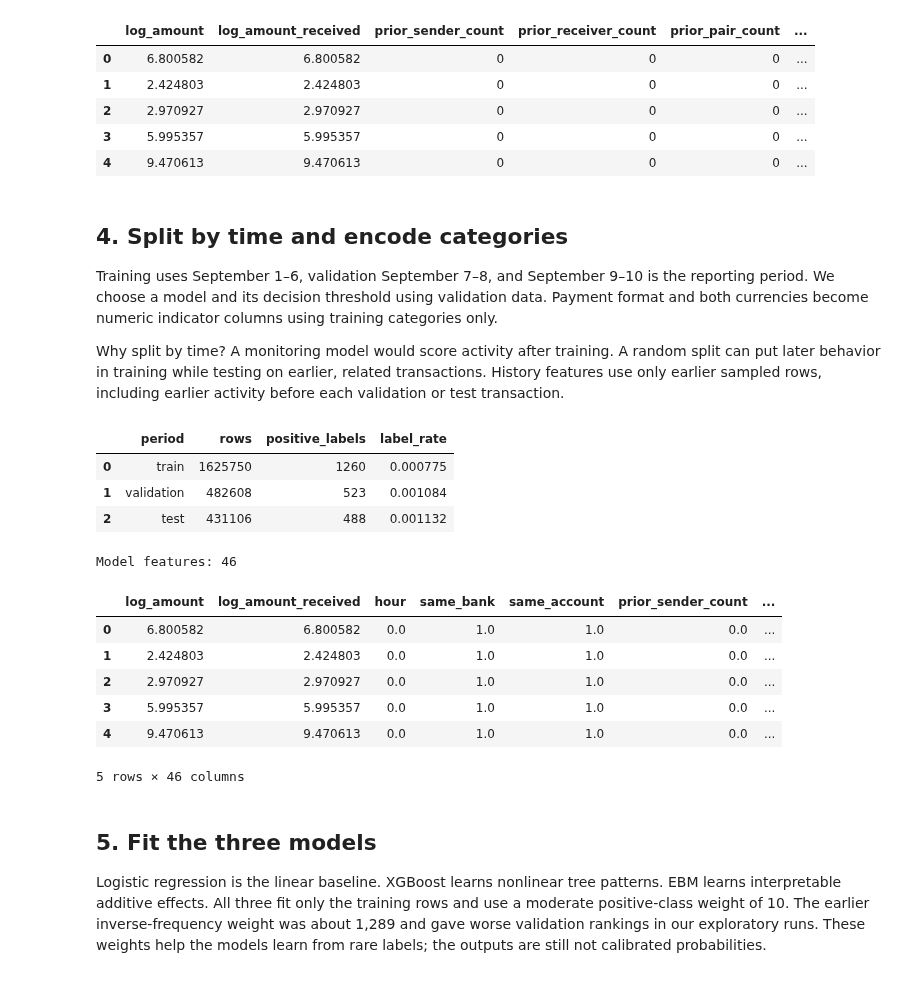
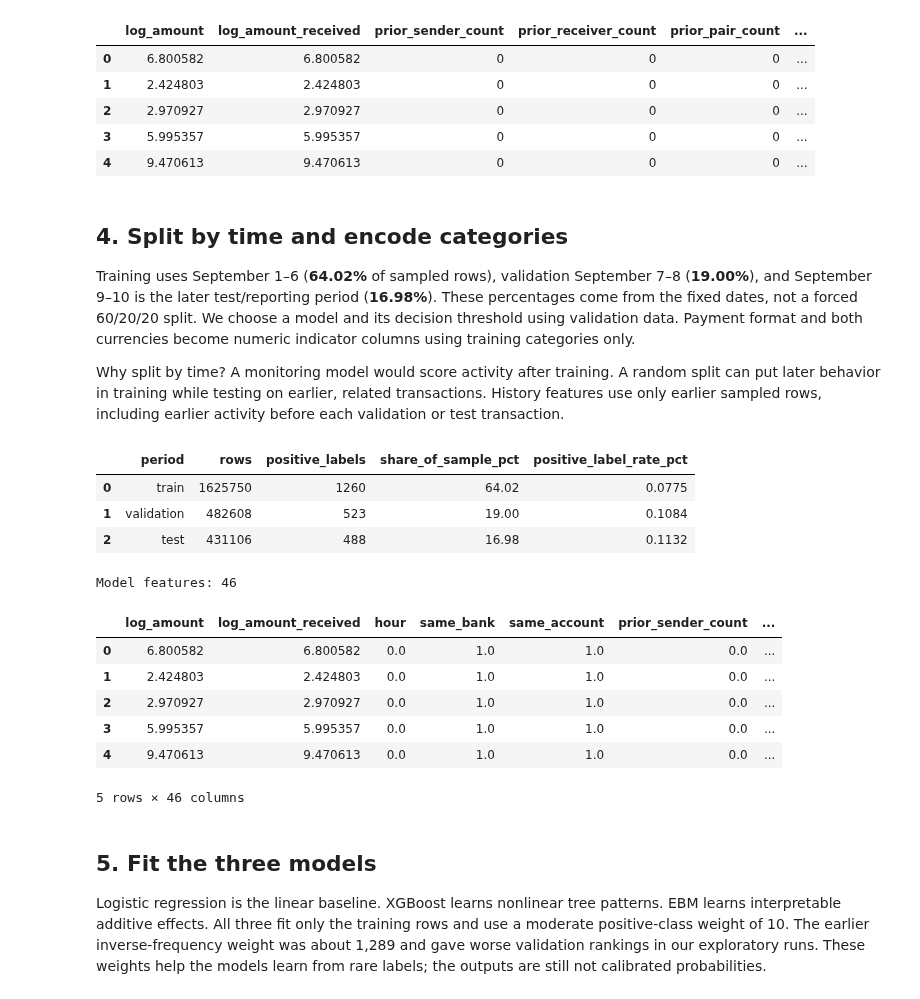
Before and after one commit to codewithdaniel1/Explainable-AML-Transaction-Monitoring, a Jupyter notebook: aml_modeling.ipynb, the cells around one changed output. Cells and saved outputs as stored; diff of their text form; code cells hidden in the pictures.

```diff
--- a/aml_modeling.ipynb
+++ b/aml_modeling.ipynb
@@ -135,7 +136,7 @@ Feature example:
 # %% [markdown]
 ## 4. Split by time and encode categories
 
-Training uses September 1–6, validation September 7–8, and September 9–10 is the reporting period. We choose a model and its decision threshold using validation data. Payment format and both currencies become numeric indicator columns using training categories only.
+Training uses September 1–6 (**64.02%** of sampled rows), validation September 7–8 (**19.00%**), and September 9–10 is the later test/reporting period (**16.98%**). These percentages come from the fixed dates, not a forced 60/20/20 split. We choose a model and its decision threshold using validation data. Payment format and both currencies become numeric indicator columns using training categories only.
 
 Why split by time? A monitoring model would score activity after training. A random split can put later behavior in training while testing on earlier, related transactions. History features use only earlier sampled rows, including earlier activity before each validation or test transaction.
 # %%
@@ -145,38 +146,39 @@ feature_columns = ["log_amount", "log_amount_received", "hour", "same_bank",
                    "payment_format", "payment_currency",
                    "receiving_currency"]
 categories = ["payment_format", "payment_currency", "receiving_currency"]
 split_columns = ["timestamp", "label", "amount_paid", "amount_received"] + feature_columns
 train = transactions.loc[transactions["timestamp"] < "2022-09-07", split_columns].copy()
 validation = transactions.loc[
     (transactions["timestamp"] >= "2022-09-07") &
     (transactions["timestamp"] < "2022-09-09"), split_columns
 ].copy()
 test = transactions.loc[transactions["timestamp"] >= "2022-09-09", split_columns].copy()
 
 split_summary = pd.DataFrame({
     "period": ["train", "validation", "test"],
     "rows": [len(train), len(validation), len(test)],
     "positive_labels": [train["label"].sum(), validation["label"].sum(), test["label"].sum()],
 })
-split_summary["label_rate"] = split_summary["positive_labels"] / split_summary["rows"]
+split_summary["share_of_sample_pct"] = (100 * split_summary["rows"] / len(transactions)).round(2)
+split_summary["positive_label_rate_pct"] = (100 * split_summary["positive_labels"] / split_summary["rows"]).round(4)
 display(split_summary)
 
 X_train = pd.get_dummies(train[feature_columns], columns=categories, dtype=np.float32)
 X_validation = pd.get_dummies(validation[feature_columns], columns=categories, dtype=np.float32)
 X_test = pd.get_dummies(test[feature_columns], columns=categories, dtype=np.float32)
 X_train = X_train.astype(np.float32)
 X_validation = X_validation.reindex(columns=X_train.columns, fill_value=0).astype(np.float32)
 X_test = X_test.reindex(columns=X_train.columns, fill_value=0).astype(np.float32)
 y_train = train["label"]
 y_validation = validation["label"]
 y_test = test["label"]
 print("Model features:", len(X_train.columns))
 display(X_train.head())
 # %% [output]
-|  | period | rows | positive_labels | label_rate |
-| 0 | train | 1625750 | 1260 | 0.000775 |
-| 1 | validation | 482608 | 523 | 0.001084 |
-| 2 | test | 431106 | 488 | 0.001132 |
+|  | period | rows | positive_labels | share_of_sample_pct | positive_label_rate_pct |
+| 0 | train | 1625750 | 1260 | 64.02 | 0.0775 |
+| 1 | validation | 482608 | 523 | 19.00 | 0.1084 |
+| 2 | test | 431106 | 488 | 16.98 | 0.1132 |
 Model features: 46
 |  | log_amount | log_amount_received | hour | same_bank | same_account | prior_sender_count | ... |
 | 0 | 6.800582 | 6.800582 | 0.0 | 1.0 | 1.0 | 0.0 | ... |
```
Also changed, not shown: parts of 14 cells of this notebook, 2 other files.
